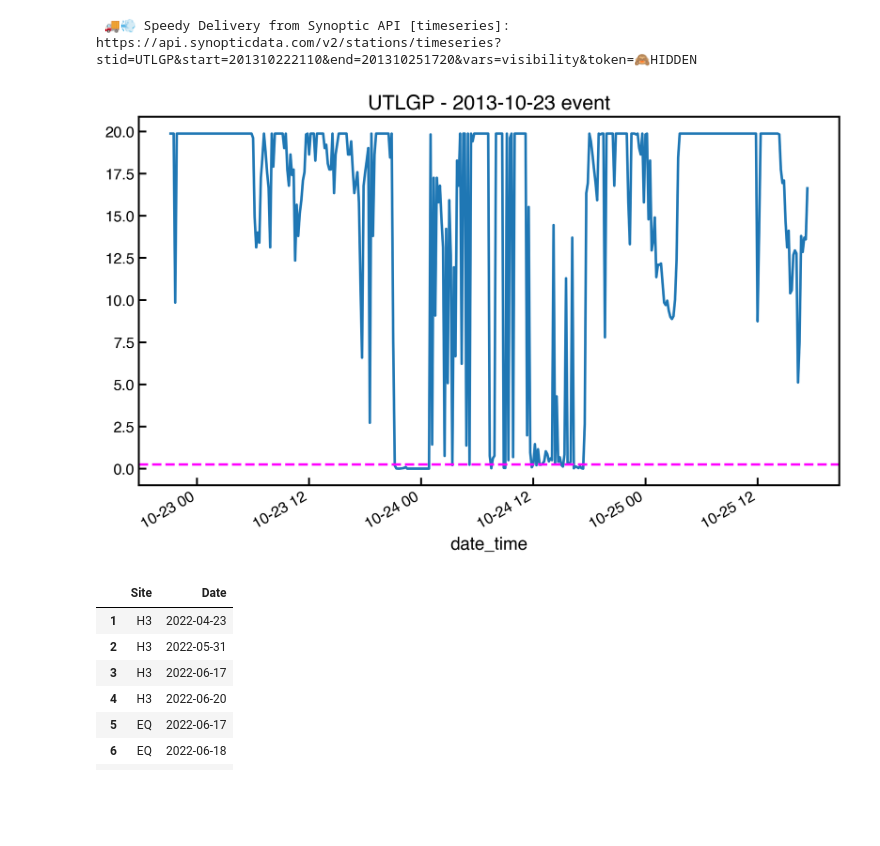
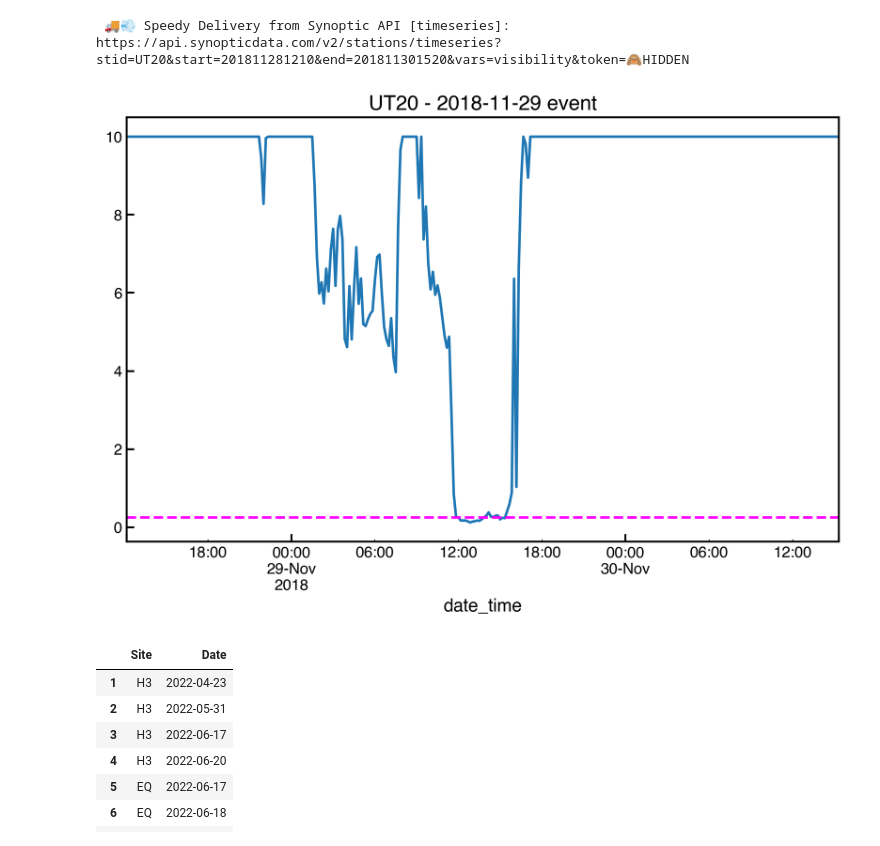
Before and after one commit to Bingham-Research-Center/gsl-dust, a Jupyter notebook: visibility.ipynb, the cells around one changed output. Saved outputs shown, nothing was run; the diff lists cells and outputs as text; code cells hidden in the pictures; blank space fills up the shorter version.

```diff
--- a/visibility.ipynb
+++ b/visibility.ipynb
@@ -180,7 +181,7 @@ end_date = datetime.datetime(2024,1,1,0,0,0)
 stids_aq = {'Bountiful': 'QBV', 'Hawthorne': 'QHW', 'Weber': 'QHV'}
 
 # Now list the closest stid to each location that has visibility data
-stids_vis = {'Bountiful': 'UTLGP', 'Hawthorne': 'UTSUG', 'Weber': 'UTFRW'}
+stids_vis = {'Bountiful': 'UTLGP', 'Hawthorne': 'UT20', 'Weber': 'UTFRW'}
 
 vrbls = ["visibility",]
 
@@ -198,8 +199,9 @@ for loc, stid in stids_vis.items():
     stid_dict[loc] = _df
 
 # for sake of debugging
-# site = "Hawthorne"
-site = "Bountiful"
+site = "Hawthorne"
+# site = "Bountiful"
+# site = "Weber"
 
 stid = stids_vis[site]
 stid_df = stid_dict[site].copy(deep=True)
@@ -224,9 +226,8 @@ stid_df
 # %%
-# Now let's detect a "dust event" using the NWS definition of visibility < 400m for 3 hours
-# We can do this by creating a new column that is True if visibility < 400m
-# Visibility is in miles! So 400m = 0.248548 miles
-# TODO consider doing for quarter and half mile?
-viz_miles = 0.248548
+# Now let's detect a "dust event" using the NWS definition of visibility < 0.25 miles (402m) for 3 hours
+# We can do this by creating a new column that is True if visibility < 402m
+
+viz_miles = 0.25
 # viz_miles = 0.5
 stid_df['dust_threshold'] = stid_df['visibility'] < viz_miles
 
@@ -323,6 +328,7 @@ events_df
 # %%
 # Now subset to find only those cases where duration exceeds 180 min
-events_df[events_df["Duration (min)"] > 180]
+dust_events_df = events_df[events_df["Duration (min)"] > 180]
+dust_events_df
 # %% [output]
 |  | Start Date | End Date | Duration (min) |
 | Event |  |  |  |
@@ -345,34 +338,34 @@ events_df[events_df["Duration (min)"] > 180]
 # %%
 # Find first location of dust event and plot the visibility time series 24 hours before and after
-case_num = 1
+case_num = dust_events_df.index[0]
 
 # Convert the 'Start Date' and 'End Date' strings from the events_df DataFrame to pandas datetime objects
-start_date = pd.to_datetime(events_df['Start Date'].loc[case_num]) - pd.Timedelta(hours=24)
-end_date = pd.to_datetime(events_df['End Date'].loc[case_num]) + pd.Timedelta(hours=24)
+start_date = pd.to_datetime(dust_events_df['Start Date'].loc[case_num]) - pd.Timedelta(hours=24)
+end_date = pd.to_datetime(dust_events_df['End Date'].loc[case_num]) + pd.Timedelta(hours=24)
 
 # Get the time series data for the plot
 stid_df_plot = get_stid_timeseries(stid, start_date, end_date, vrbls)
 
 # Plot the visibility time series
 # First, create title first
 
-row_date = events_df['Start Date'].loc[case_num]
+row_date = dust_events_df['Start Date'].loc[case_num]
 
 title = f"{stid} - {row_date.split(' ')[0]} event"
 stid_df_plot['visibility'].plot(title=title)
 
 # For "dust event" time series, plot vertical bar if true
 # for ix, row in stid_df_plot.iterrows():
 #     if row['dust_event']:
 #         plt.axvline(ix, color='red', linestyle='--', alpha=0.5)
 
 
 
 plt.axhline(viz_miles, color='magenta', linestyle='--', label='Dust threshold')
 plt.show()
 # %% [output]
- 🚚💨 Speedy Delivery from Synoptic API [timeseries]: https://api.synopticdata.com/v2/stations/timeseries?stid=UTLGP&start=201310222110&end=201310251720&vars=visibility&token=🙈HIDDEN
+ 🚚💨 Speedy Delivery from Synoptic API [timeseries]: https://api.synopticdata.com/v2/stations/timeseries?stid=UT20&start=201811281210&end=201811301520&vars=visibility&token=🙈HIDDEN
-[figure, old version]
+[figure, new version]
 # %%
 # Now count how many times there is an exceedence of the dust threshold for each site (below viz_miles, e.g., 0.5 miles)
 # We avoid multiple counting of one event independently
```
Also changed, not shown: parts of 9 cells of this notebook, 5 other files.
